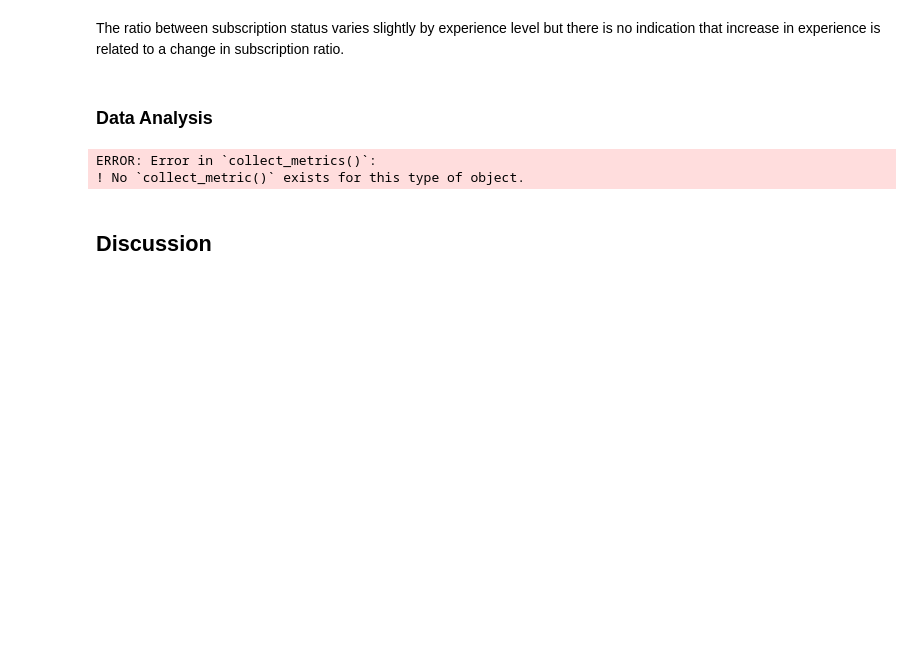
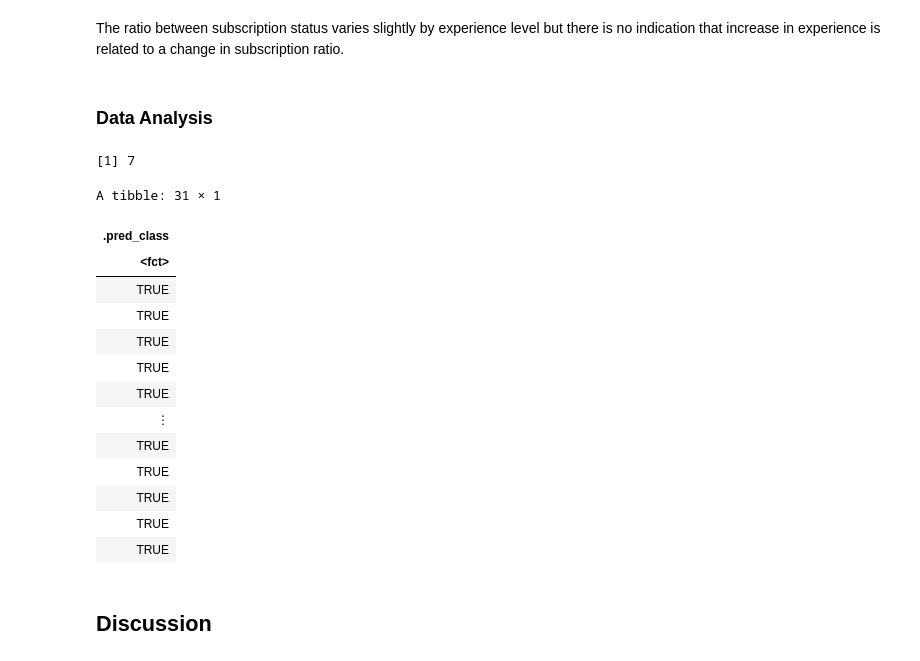
Before and after one commit to skylv777/dsci100_group_project, a Jupyter notebook: group_project.ipynb, the cells around one changed output. Drawn from its saved outputs; the diff is of its cells as text; code cells hidden in the pictures; blank space fills up the shorter version.

Commit message:
Accuracy

```diff
--- a/group_project.ipynb
+++ b/group_project.ipynb
@@ -258,28 +258,54 @@ videogame_recipe <- recipe(subscribe ~ Age + played_hours + average_session_leng
         step_scale(all_predictors()) |>
         step_center(all_predictors())
 # %%
+set.seed(2)
 knn_spec <- nearest_neighbor(weight_func = "rectangular", neighbors = tune()) |>
         set_engine("kknn") |>
         set_mode("classification")
 
-k_vals <- tibble(neighbors = seq(from = 1, to = 10, by = 5))
+k_vals <- tibble(neighbors = seq(from = 1, to = 55, by = 1))
 
 videogame_vfold <- vfold_cv(videogame_train, v = 3, strata = subscribe)
 
-knn_results <- workflow() |>
+best_k <- workflow() |>
         add_recipe(videogame_recipe) |>
         add_model(knn_spec) |>
-        tune_grid(resamples = videogame_vfold, grid = k_vals) #|>
+        tune_grid(resamples = videogame_vfold, grid = k_vals) |>
         collect_metrics() |>
         filter(.metric == "accuracy") |>
         arrange(desc(mean)) |>
         head(1) |>
         pull(neighbors)
-
-#lower range of k, do less folds, remove nas
+best_k
 # %% [output]
-ERROR: Error in `collect_metrics()`:
-! No `collect_metric()` exists for this type of object.
+[1] 7
+# %%
+videogame_spec <- nearest_neighbor(weight_func = "rectangular", neighbors = best_k) |>
+         set_engine("kknn") |>
+         set_mode("classification")
+
+videogame_wkfl <- workflow() |>
+        add_recipe(videogame_recipe) |>
+        add_model(videogame_spec) |>
+        fit(data = videogame_train)
+
+videogame_predict <- predict(videogame_wkfl, videogame_test)
+videogame_predict_accuracy <- video
+# %% [output]
+A tibble: 31 × 1
+| .pred_class |
+| <fct> |
+| TRUE |
+| TRUE |
+| TRUE |
+| TRUE |
+| TRUE |
+| ⋮ |
+| TRUE |
+| TRUE |
+| TRUE |
+| TRUE |
+| TRUE |
 # %% [markdown]
 ## Discussion
 # %% [markdown]
```
